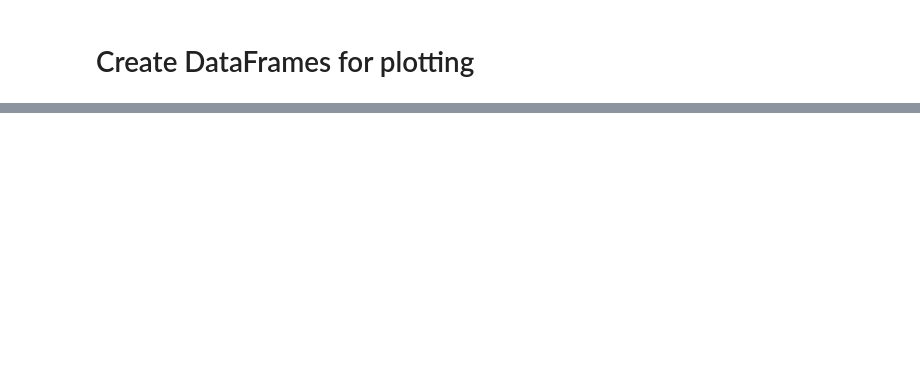
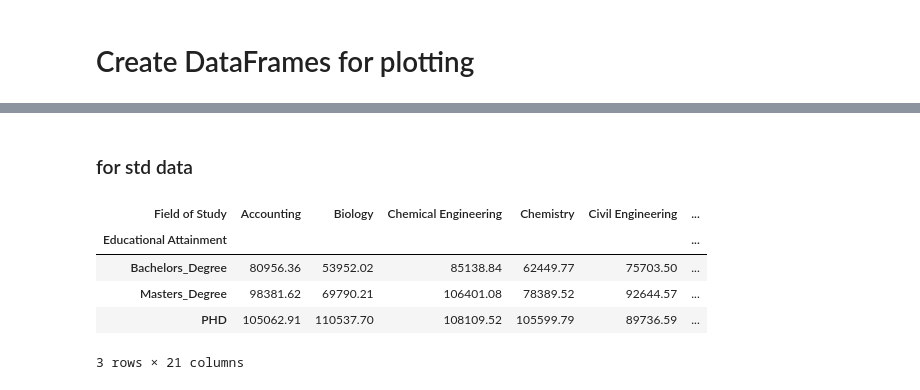
Before and after one commit to Romina-R/Group-Project-1, a Jupyter notebook: Project 1.ipynb, the cells around one changed output, grey strips where cells are left out. Drawn from its saved outputs; the diff is of its cells as text; code cells hidden in the pictures; blank space fills up the shorter version.

```diff
--- a/Project 1.ipynb
+++ b/Project 1.ipynb
@@ -137,0 +162,21 @@ Name: FOD1P, dtype: int64
+# %%
+comment = '''
+What I need:
+dictionary_template = { "Field0":[bachelor_income_mean, bachelor_income_std,
+                                  master_income_mean, master_income_std,
+                                  phd_income_mean, phd_income_std ],
+                        "Field1":[bachelor_income_mean, bachelor_income_std,
+                                  master_income_mean, master_income_std,
+                                  phd_income_mean, phd_income_std ], .... }
+'''
+field_mean_std_df = rename_df.copy()
+mean_sr = field_mean_std_df.groupby(['Field of Study', 'Educational Attainment' ])['Income'].mean()
+mean_df = mean_sr.to_frame()
+# rounding the mean values to 2 decimal places
+mean_df.rename(columns={'Income':'Mean'}, inplace=True)
+mean_df['Mean'] = mean_df['Mean'].apply(lambda x: round(x, 2))
+mean_df
+
+#for display
+mean_pivt = mean_df.pivot_table(index='Educational Attainment', columns='Field of Study', values='Mean')
+mean_pivt
@@ -137,0 +190,20 @@ Name: FOD1P, dtype: int64
+# %% [markdown]
+### for std data
+# %%
+std_sr = field_mean_std_df.groupby(['Field of Study', 'Educational Attainment' ])['Income'].std()
+std_df = std_sr.to_frame()
+# rounding the mean values to 2 decimal places
+std_df.rename(columns={'Income':'std'}, inplace=True)
+std_df['std'] = std_df['std'].apply(lambda x: round(x, 2))
+std_df
+
+#for display
+std_pivt = std_df.pivot_table(index='Educational Attainment', columns='Field of Study', values='std')
+std_pivt
+# %% [output]
+| Field of Study | Accounting | Biology | Chemical Engineering | Chemistry | Civil Engineering | ... |
+| Educational Attainment |  |  |  |  |  | ... |
+| Bachelors_Degree | 80956.36 | 53952.02 | 85138.84 | 62449.77 | 75703.50 | ... |
+| Masters_Degree | 98381.62 | 69790.21 | 106401.08 | 78389.52 | 92644.57 | ... |
+| PHD | 105062.91 | 110537.70 | 108109.52 | 105599.79 | 89736.59 | ... |
+3 rows × 21 columns
```
Also changed, not shown: parts of 8 cells of this notebook, 1 other file.
